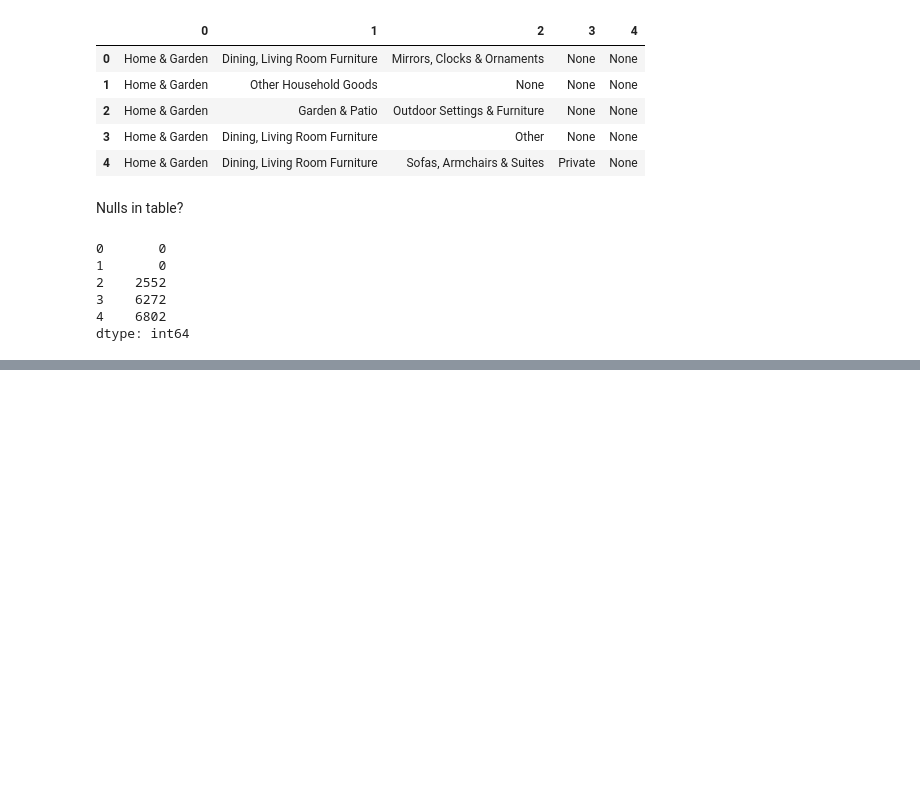
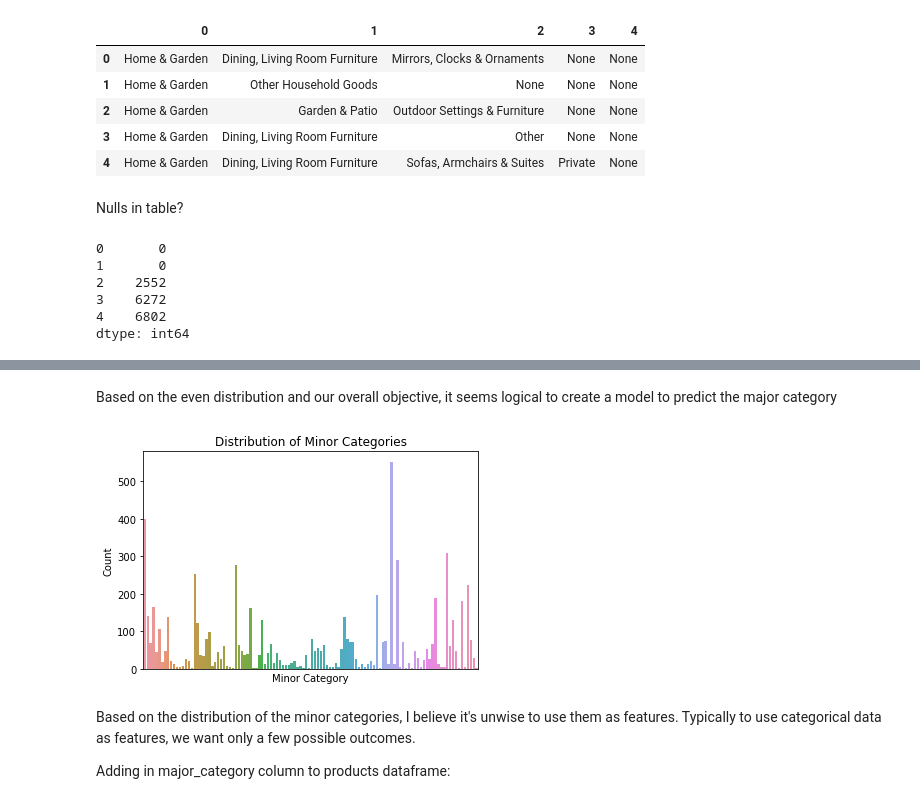
Before and after one commit to tajpatel58/Facebook-Marketplace, a Jupyter notebook: Exploring_Data/cleaning_data.ipynb, the cells around one changed output, grey strips where cells are left out. Drawn from its saved outputs; the diff is of its cells as text; code cells hidden in the pictures; blank space fills up the shorter version.

```diff
--- a/Exploring_Data/cleaning_data.ipynb
+++ b/Exploring_Data/cleaning_data.ipynb
@@ -340,0 +336,20 @@ products['major_category'], products['minor_category'] = list(zip(*products['cat
+# %% [markdown]
+Based on the even distribution and our overall objective, it seems logical to create a model to predict the major category
+# %%
+sns.countplot(x='minor', data=major_minor_categories)
+plt.tick_params(
+    axis='x',          # changes apply to the x-axis
+    which='both',      # both major and minor ticks are affected
+    bottom=False,      # ticks along the bottom edge are off
+    top=False,         # ticks along the top edge are off
+    labelbottom=False)
+plt.xlabel('Minor Category')
+plt.ylabel('Count')
+plt.title('Distribution of Minor Categories')
+plt.show()
+# %% [output]
+[figure, added]
+# %% [markdown]
+Based on the distribution of the minor categories, I believe it's unwise to use them as features. Typically to use categorical data as features, we want only a few possible outcomes.
+
+Adding in major_category column to products dataframe:
```
Also changed, not shown: parts of 16 cells of this notebook.
